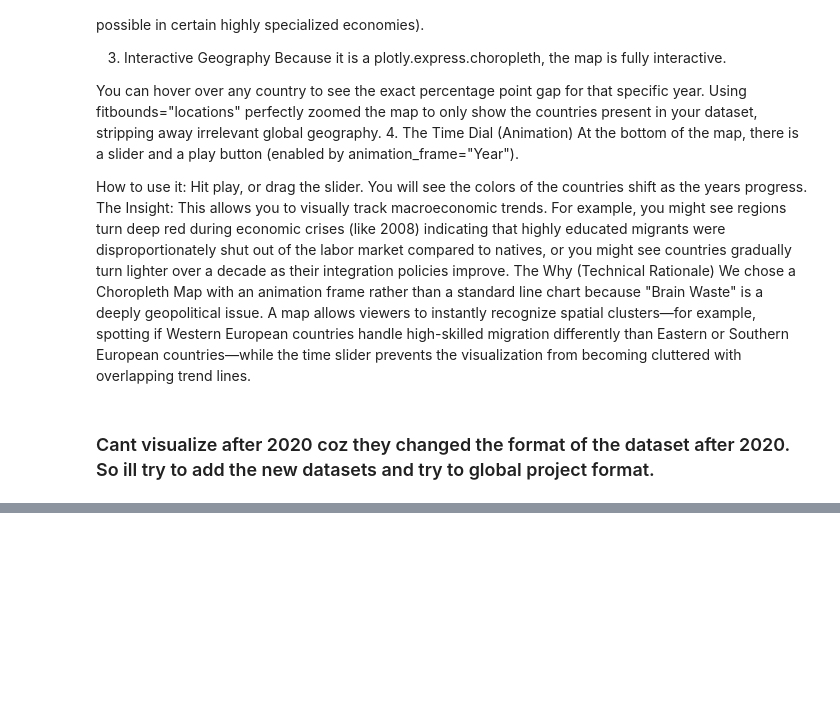
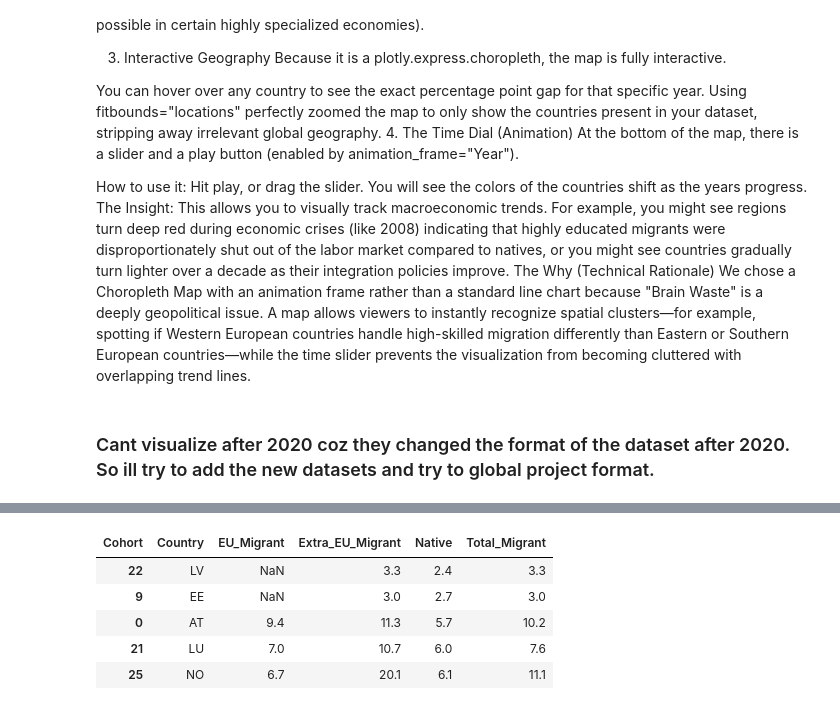
Before and after one commit to mrziwan89/migration-economic-impact, a Jupyter notebook: notebooks/test.ipynb, the cells around one changed output, grey strips where cells are left out. Drawn from its saved outputs; the diff is of its cells as text; code cells hidden in the pictures; blank space fills up the shorter version.

```diff
--- a/notebooks/test.ipynb
+++ b/notebooks/test.ipynb
@@ -1123,3 +1178,41 @@ fig = go.Figure(
 )
 
 fig.show()
+# %%
+import pandas as pd
+import plotly.graph_objects as go
+from IPython.display import display
+
+# 1. Load the Eurostat master panel data
+eurostat_path = '../data/processed/eurostat_master_panel.csv'
+df_euro = pd.read_csv(eurostat_path)
+
+# 2. Filter for Temporary Contracts and a specific recent year (e.g., 2023)
+df_temp_contracts = df_euro[
+    (df_euro['Metric'] == 'Temporary_Contract_Rate') &
+    (df_euro['Year'] == 2023)
+].copy()
+
+# 3. Pivot the 'Cohort' column (Native vs Extra_EU_Migrant)
+df_pivot = df_temp_contracts.pivot_table(
+    index='Country',
+    columns='Cohort',
+    values='Value'
+).reset_index()
+
+# 4. Drop rows missing either Native or Extra-EU data to ensure a clean Dumbbell plot
+# Note: Check your exact cohort string names if these differ (e.g., 'Extra_EU_Migrant', 'Native')
+df_plot = df_pivot.dropna(subset=['Native', 'Extra_EU_Migrant']).copy()
+
+# Sort by the Native rate to make the plot readable
+df_plot = df_plot.sort_values(by='Native', ascending=True)
+
+# 5. Display a preview to ensure it worked
+display(df_plot.head())
+# %% [output]
+| Cohort | Country | EU_Migrant | Extra_EU_Migrant | Native | Total_Migrant |
+| 22 | LV | NaN | 3.3 | 2.4 | 3.3 |
+| 9 | EE | NaN | 3.0 | 2.7 | 3.0 |
+| 0 | AT | 9.4 | 11.3 | 5.7 | 10.2 |
+| 21 | LU | 7.0 | 10.7 | 6.0 | 7.6 |
+| 25 | NO | 6.7 | 20.1 | 6.1 | 11.1 |
```
Also changed, not shown: parts of 10 cells of this notebook, 51 other files.
